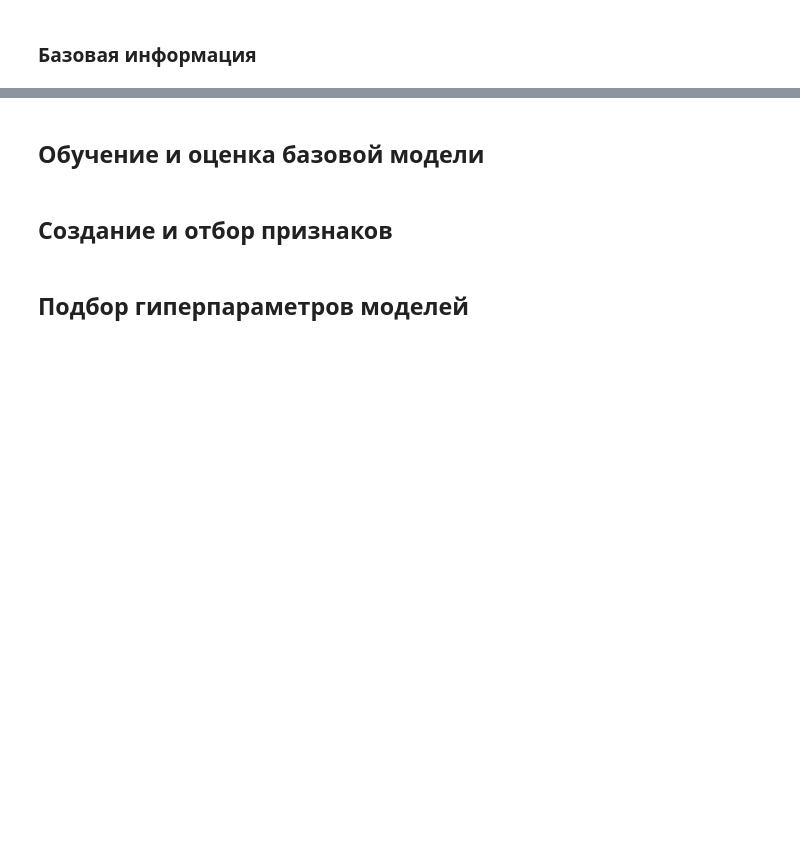
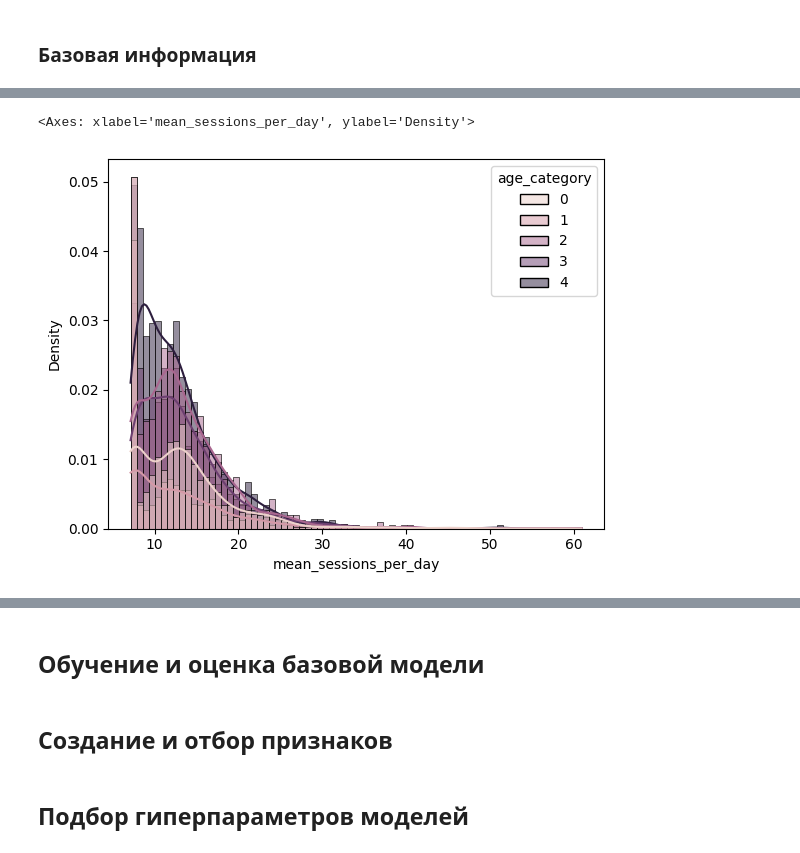
Before and after one commit to Plakhotniuk/practicum_ds, a Jupyter notebook: ml/multiclass_classification/project.ipynb, the cells around one changed output, grey strips where cells are left out. Drawn from its saved outputs; the diff is of its cells as text; code cells hidden in the pictures; blank space fills up the shorter version.

```diff
--- a/ml/multiclass_classification/project.ipynb
+++ b/ml/multiclass_classification/project.ipynb
@@ -357,0 +609,5 @@ get_base_df_info(name, data[name])
+# %%
+sns.histplot(data=df, x='mean_sessions_per_day', hue='age_category', kde=True, stat='density')
+# %% [output]
+<Axes: xlabel='mean_sessions_per_day', ylabel='Density'>
+[figure, added]
```
Also changed, not shown: parts of 78 cells of this notebook.
